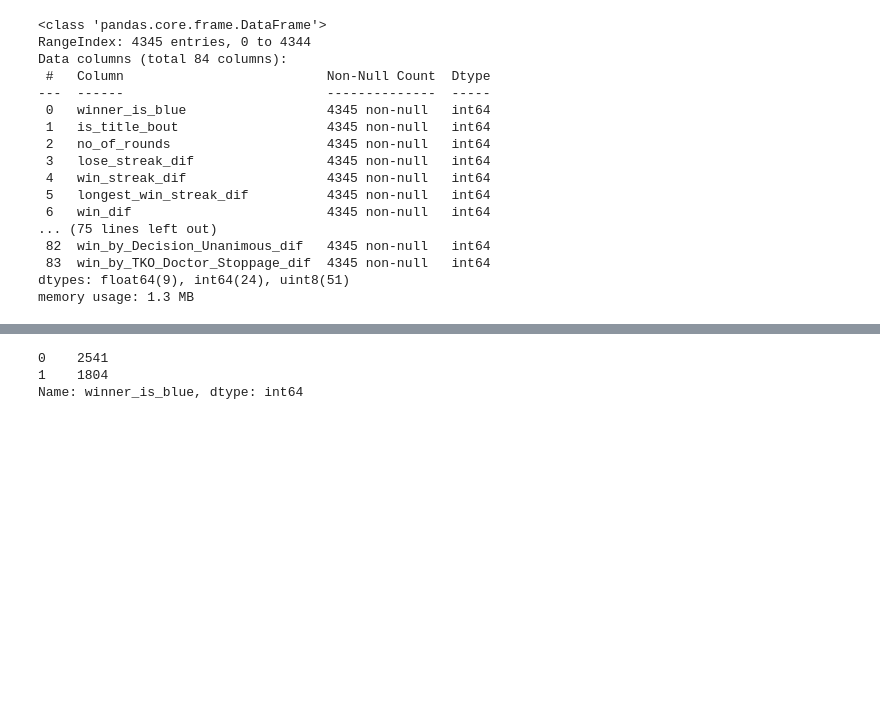
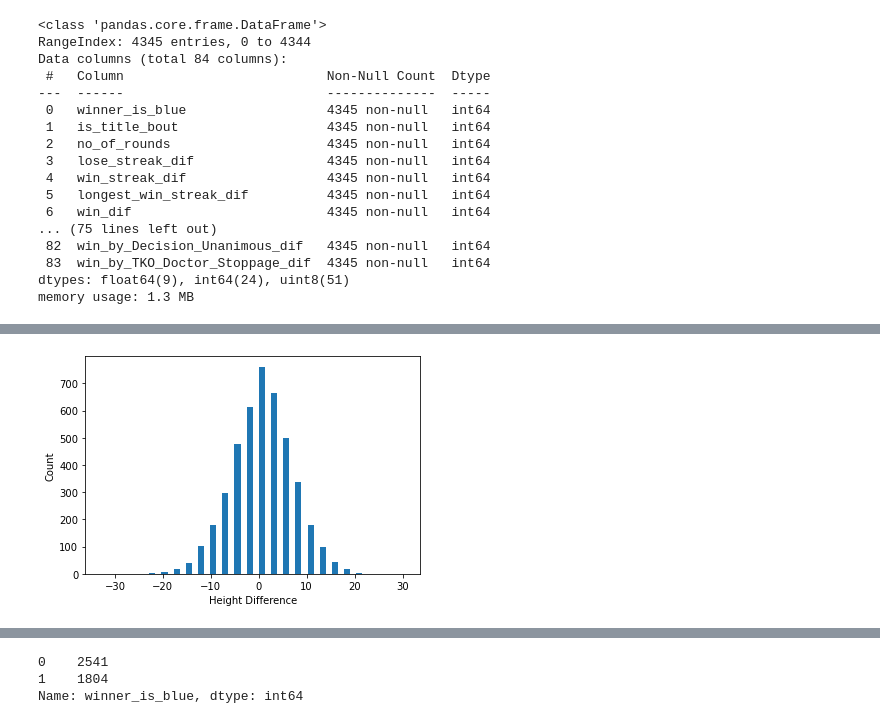
Before and after one commit to arefjadda/ufc, a Jupyter notebook: Data Cleaning.ipynb, the cells around one changed output, grey strips where cells are left out. Saved outputs shown, nothing was run; the diff lists cells and outputs as text; code cells hidden in the pictures; blank space fills up the shorter version.

```diff
--- a/Data Cleaning.ipynb
+++ b/Data Cleaning.ipynb
@@ -1349,0 +1399,21 @@ memory usage: 1.3 MB
+# %%
+# conditionally set outliers to median to avoid data loss
+df['height_dif'] = df.apply(
+    lambda row: df['height_dif'].median() if (row['height_dif'] < -40) else row['height_dif'],
+    axis = 1
+)
+# conditionally set outliers to median to avoid data loss
+df['reach_dif'] = df.apply(
+    lambda row: df['reach_dif'].median() if (row['reach_dif'] < -40) else row['reach_dif'],
+    axis = 1
+)
+# %%
+#recheck
+plt.figure()
+plt.hist(df['height_dif'], bins =50)
+plt.xlabel('Height Difference')
+plt.ylabel('Count')
+plt.savefig('height2.png')
+plt.show()
+# %% [output]
+[figure, added]
```
Also changed, not shown: parts of 24 cells of this notebook, 12 other files.
